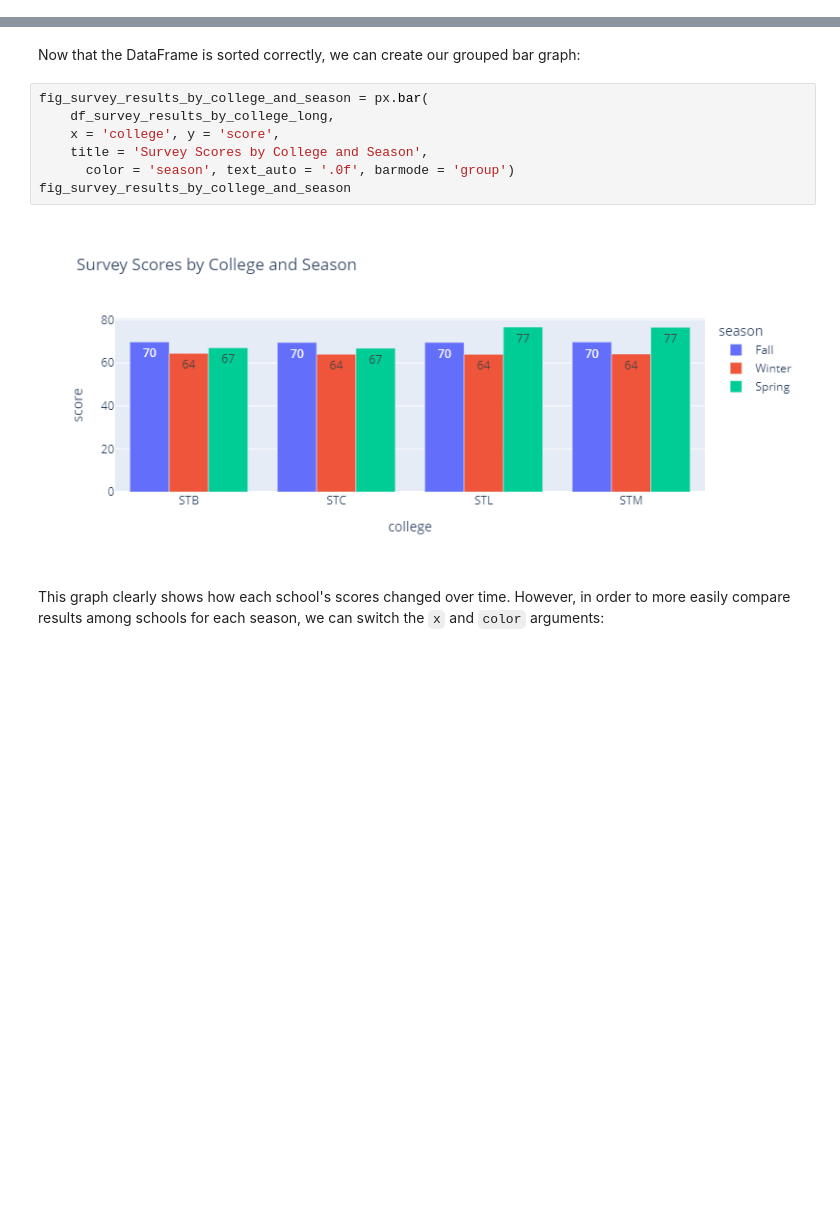
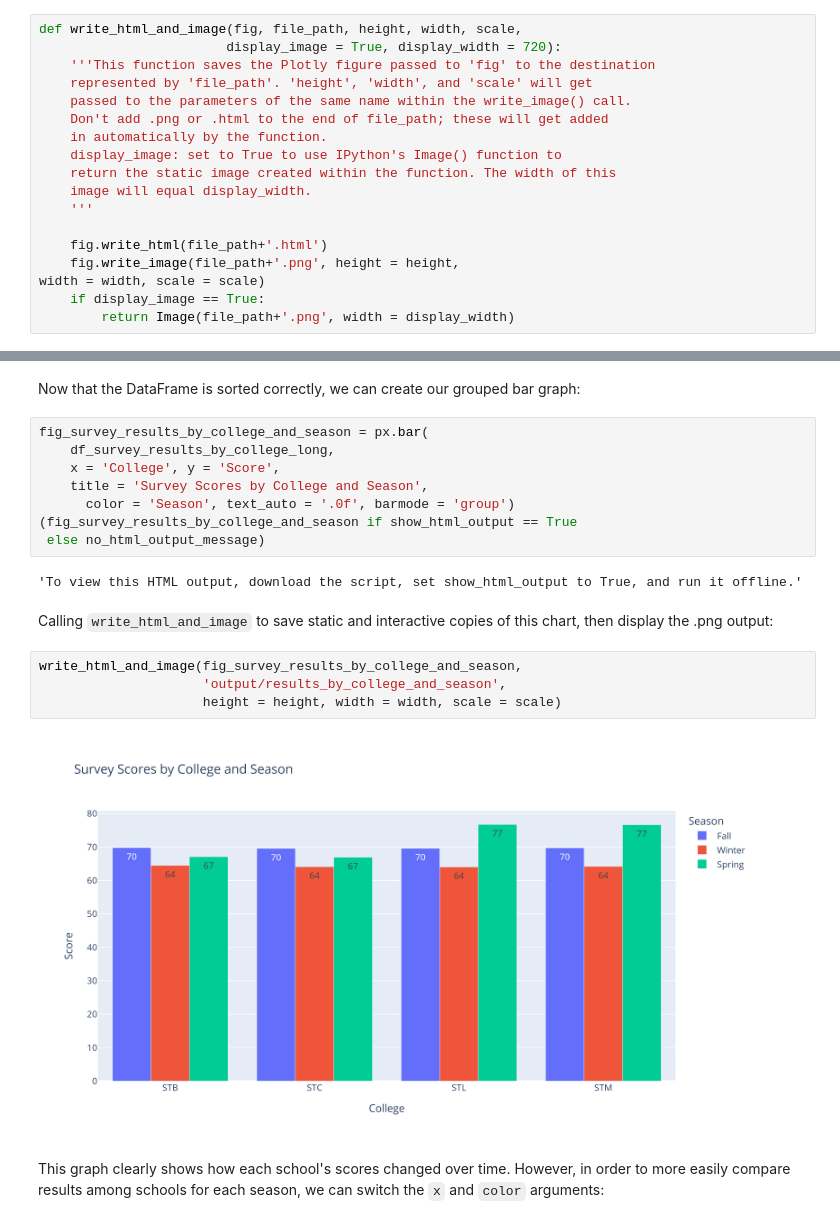
Before and after one commit to kburchfiel/pfn_2, a Jupyter notebook: Graphing/graphing.ipynb, the cells around one changed output, grey strips where cells are left out. Cells and saved outputs as stored; diff of their text form; blank space fills up the shorter version.

Commit message:
Updated graphing.ipnyb (which remains a work in progress)

```diff
--- a/Graphing/graphing.ipynb
+++ b/Graphing/graphing.ipynb
@@ -136,3 +146,21 @@ Image('output/spring_results_by_college.png')
+# %%
+def write_html_and_image(fig, file_path, height, width, scale,
+                        display_image = True, display_width = 720):
+    '''This function saves the Plotly figure passed to 'fig' to the destination
+    represented by 'file_path'. 'height', 'width', and 'scale' will get
+    passed to the parameters of the same name within the write_image() call.
+    Don't add .png or .html to the end of file_path; these will get added
+    in automatically by the function.
+    display_image: set to True to use IPython's Image() function to
+    return the static image created within the function. The width of this
+    image will equal display_width.
+    '''
+
+    fig.write_html(file_path+'.html')
+    fig.write_image(file_path+'.png', height = height,
+width = width, scale = scale)
+    if display_image == True:
+        return Image(file_path+'.png', width = display_width)
 # %% [markdown]
 ## More detailed bar graphs
 
@@ -168,12 +196,21 @@ Now that the DataFrame is sorted correctly, we can create our grouped bar graph:
 # %%
 fig_survey_results_by_college_and_season = px.bar(
     df_survey_results_by_college_long,
-    x = 'college', y = 'score',
+    x = 'College', y = 'Score',
     title = 'Survey Scores by College and Season',
-      color = 'season', text_auto = '.0f', barmode = 'group')
-fig_survey_results_by_college_and_season
+      color = 'Season', text_auto = '.0f', barmode = 'group')
+(fig_survey_results_by_college_and_season if show_html_output == True
+ else no_html_output_message)
 # %% [output]
-[figure, removed]
+'To view this HTML output, download the script, set show_html_output to True, and run it offline.'
+# %% [markdown]
+Calling `write_html_and_image` to save static and interactive copies of this chart, then display the .png output:
+# %%
+write_html_and_image(fig_survey_results_by_college_and_season,
+                     'output/results_by_college_and_season',
+                     height = height, width = width, scale = scale)
+# %% [output]
+[figure, added]
 # %% [markdown]
 This graph clearly shows how each school's scores changed over time. However, in order to more easily compare results among schools for each season, we can switch the `x` and `color` arguments:
 # %%
```
Also changed, not shown: parts of 33 cells of this notebook, 12 other files.
